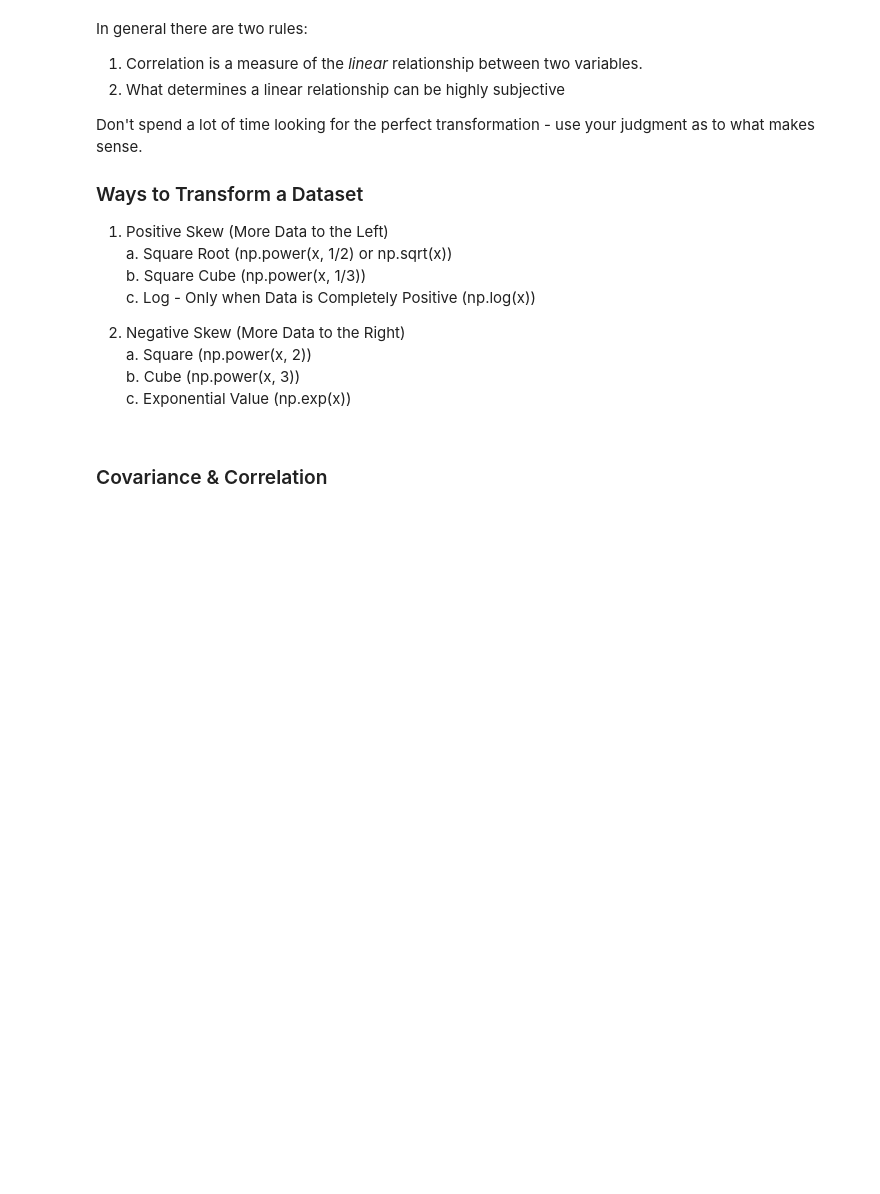
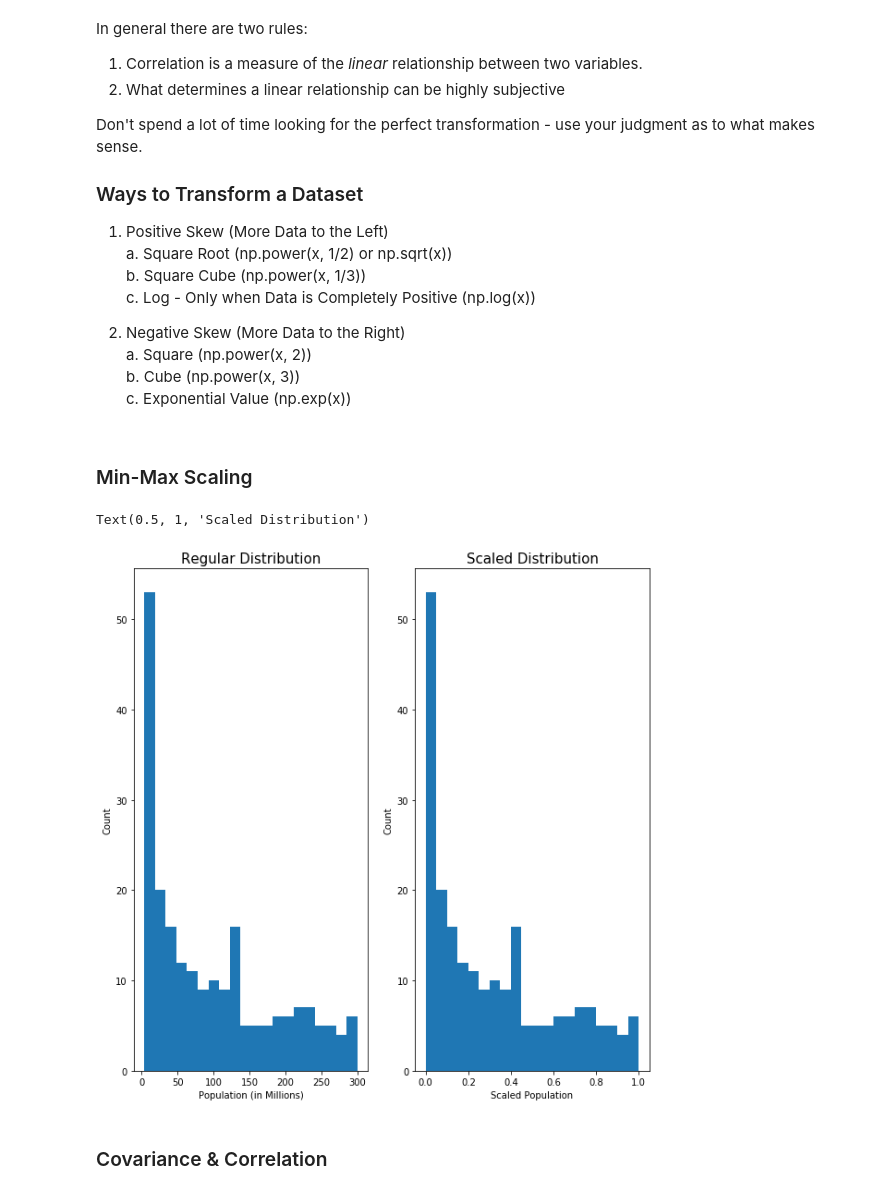
Before and after one commit to CSC217/fall_2019, a Jupyter notebook: week09-relationships_between_variables/Relationships_Between_Variables_Workbook.ipynb, the cells around one changed output. Saved outputs shown, nothing was run; the diff lists cells and outputs as text; code cells hidden in the pictures; blank space fills up the shorter version.

```diff
--- a/week09-relationships_between_variables/Relationships_Between_Variables_Workbook.ipynb
+++ b/week09-relationships_between_variables/Relationships_Between_Variables_Workbook.ipynb
@@ -136,3 +136,5 @@ Don't spend a lot of time looking for the perfect transformation - use your judg
     a. Square (np.power(x, 2))
     b. Cube (np.power(x, 3))
     c. Exponential Value (np.exp(x))
+# %% [markdown]
+### Min-Max Scaling
@@ -139,3 +143,17 @@ Don't spend a lot of time looking for the perfect transformation - use your judg
+# %%
+fig, ax=plt.subplots(1,2, figsize=(10,10))
+#fig = plt.figure(figsize=(10,10))
+ax[0].hist(df['Population'], bins=20)
+ax[1].hist(df['Population_Scaled'], bins=20)
+ax[0].set_xlabel('Population (in Millions)')
+ax[0].set_ylabel('Count')
+ax[1].set_xlabel('Scaled Population')
+ax[1].set_ylabel('Count')
+ax[0].set_title('Regular Distribution', fontsize=15, y=1)
+ax[1].set_title('Scaled Distribution', fontsize=15, y=1)
+# %% [output]
+Text(0.5, 1, 'Scaled Distribution')
+[figure, added]
 # %% [markdown]
 ### Covariance & Correlation
 # %%
```
Also changed, not shown: parts of 14 cells of this notebook, 3 other files.
